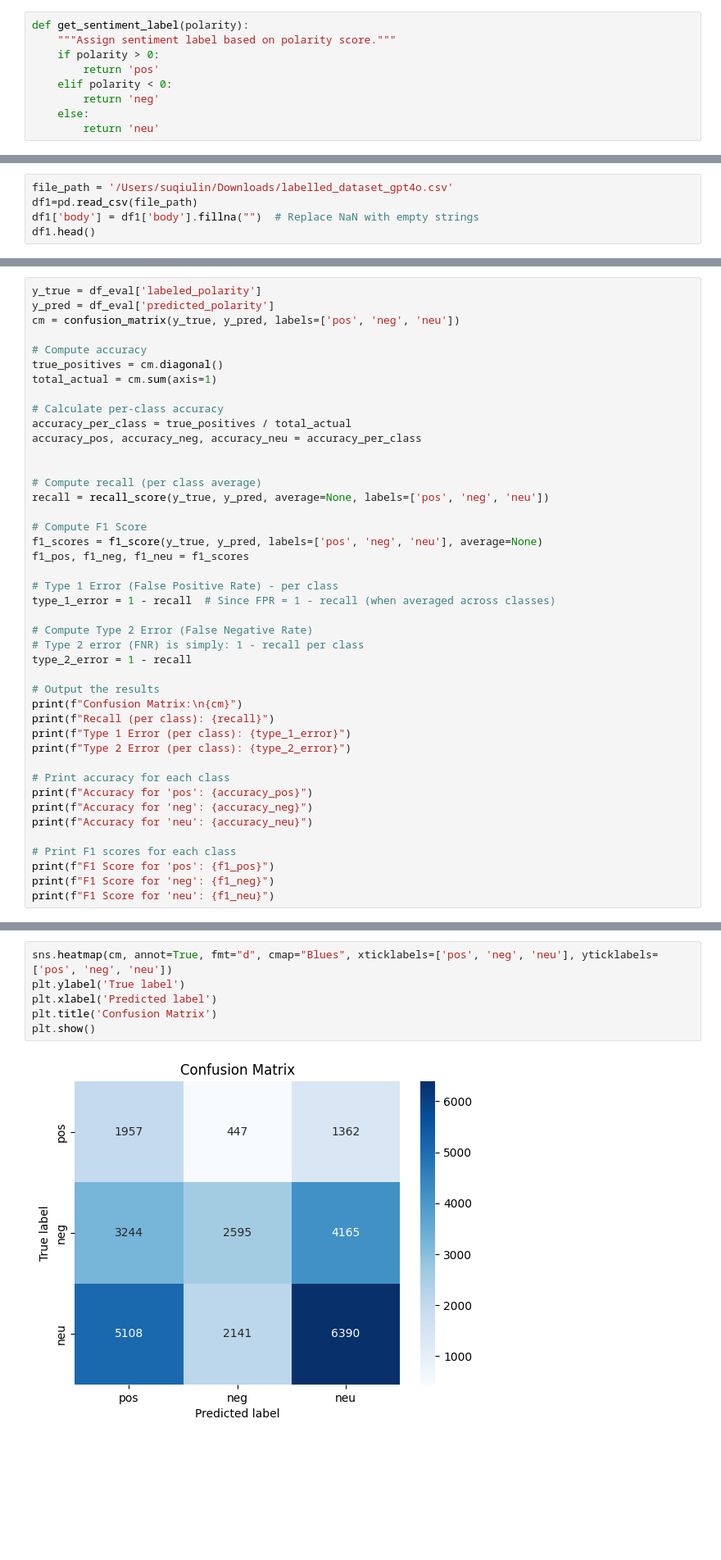
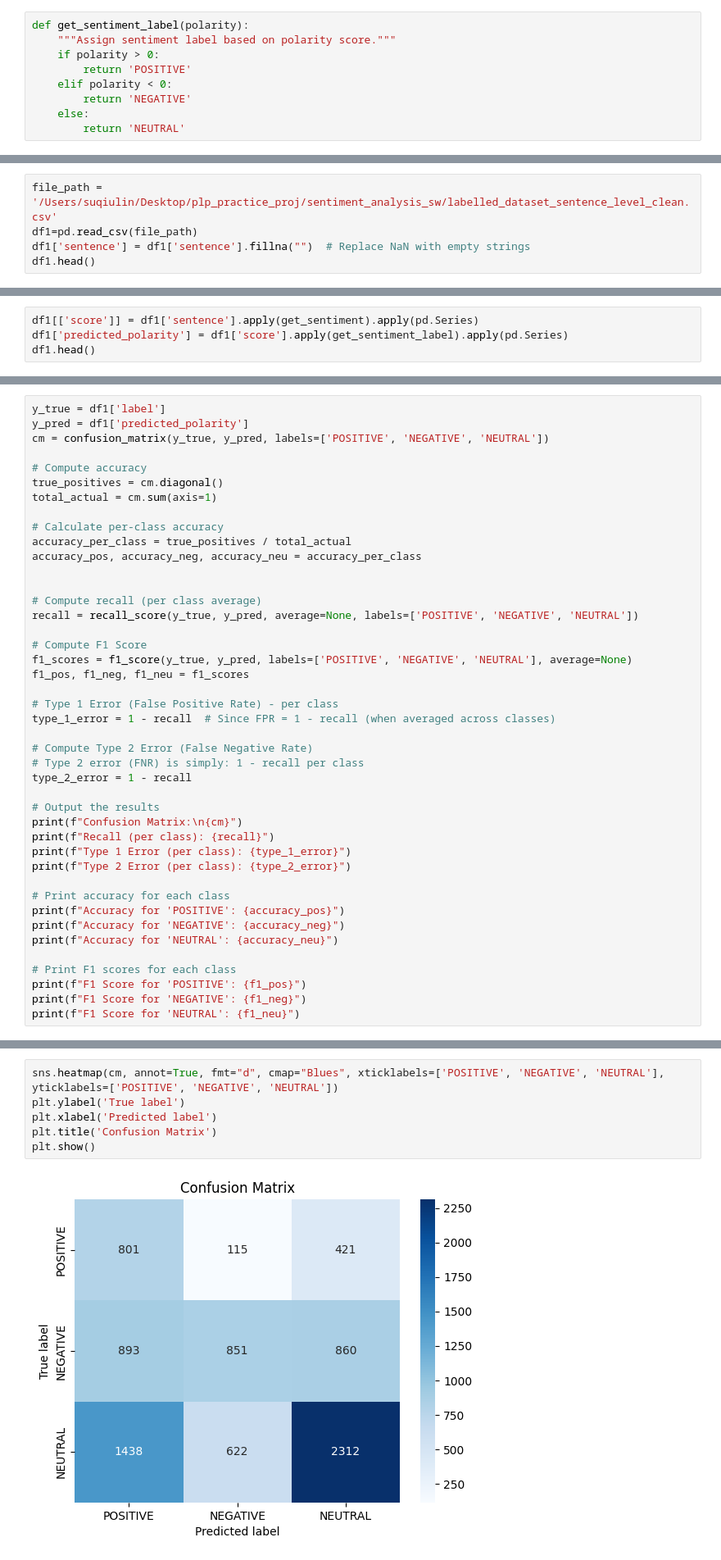
Before and after one commit to wbcmthh42/plp_practice_proj, a Jupyter notebook: sentiment_qiulin/sentiment_analysis_textblob_sentlevel.ipynb, the cells around one changed output, grey strips where cells are left out. Shown at 82% size. Saved outputs shown, nothing was run; the diff lists cells and outputs as text; blank space fills up the shorter version.

Commit message:
updated textblob with new sentence label dataset

```diff
--- a/sentiment_qiulin/sentiment_analysis_textblob_sentlevel.ipynb
+++ b/sentiment_qiulin/sentiment_analysis_textblob_sentlevel.ipynb
@@ -44,11 +44,11 @@ def get_sentiment(text):
 def get_sentiment_label(polarity):
     """Assign sentiment label based on polarity score."""
     if polarity > 0:
-        return 'pos'
+        return 'POSITIVE'
     elif polarity < 0:
-        return 'neg'
+        return 'NEGATIVE'
     else:
-        return 'neu'
+        return 'NEUTRAL'
 # %%
 def truncate_to_max_length(text, max_length=512):
     # Check if the input is a string
@@ -149,8 +145,8 @@ Requirement already satisfied: six>=1.5 in /opt/anaconda3/envs/intellifill/lib/p
 # %% [markdown]
 # Evaluation
 # %%
-file_path = '/Users/suqiulin/Downloads/labelled_dataset_gpt4o.csv'
+file_path = '/Users/suqiulin/Desktop/plp_practice_proj/sentiment_analysis_sw/labelled_dataset_sentence_level_clean.csv'
 df1=pd.read_csv(file_path)
-df1['body'] = df1['body'].fillna("")  # Replace NaN with empty strings
+df1['sentence'] = df1['sentence'].fillna("")  # Replace NaN with empty strings
 df1.head()
 # %% [output]
@@ -211,0 +163,4 @@ df_eval.head()
+# %%
+df1[['score']] = df1['sentence'].apply(get_sentiment).apply(pd.Series)
+df1['predicted_polarity'] = df1['score'].apply(get_sentiment_label).apply(pd.Series)
+df1.head()
@@ -234,9 +212,9 @@ Requirement already satisfied: six>=1.5 in /opt/anaconda3/envs/intellifill/lib/p
 [notice] A new release of pip is available: 24.1.1 -> 24.2
 [notice] To update, run: pip install --upgrade pip
 # %%
-y_true = df_eval['labeled_polarity']
-y_pred = df_eval['predicted_polarity']
-cm = confusion_matrix(y_true, y_pred, labels=['pos', 'neg', 'neu'])
+y_true = df1['label']
+y_pred = df1['predicted_polarity']
+cm = confusion_matrix(y_true, y_pred, labels=['POSITIVE', 'NEGATIVE', 'NEUTRAL'])
 
 # Compute accuracy
 true_positives = cm.diagonal()
@@ -248,10 +226,10 @@ accuracy_pos, accuracy_neg, accuracy_neu = accuracy_per_class
 
 
 # Compute recall (per class average)
-recall = recall_score(y_true, y_pred, average=None, labels=['pos', 'neg', 'neu'])
+recall = recall_score(y_true, y_pred, average=None, labels=['POSITIVE', 'NEGATIVE', 'NEUTRAL'])
 
 # Compute F1 Score
-f1_scores = f1_score(y_true, y_pred, labels=['pos', 'neg', 'neu'], average=None)
+f1_scores = f1_score(y_true, y_pred, labels=['POSITIVE', 'NEGATIVE', 'NEUTRAL'], average=None)
 f1_pos, f1_neg, f1_neu = f1_scores
 
 # Type 1 Error (False Positive Rate) - per class
@@ -268,13 +246,13 @@ print(f"Type 1 Error (per class): {type_1_error}")
 print(f"Type 2 Error (per class): {type_2_error}")
 
 # Print accuracy for each class
-print(f"Accuracy for 'pos': {accuracy_pos}")
-print(f"Accuracy for 'neg': {accuracy_neg}")
-print(f"Accuracy for 'neu': {accuracy_neu}")
+print(f"Accuracy for 'POSITIVE': {accuracy_pos}")
+print(f"Accuracy for 'NEGATIVE': {accuracy_neg}")
+print(f"Accuracy for 'NEUTRAL': {accuracy_neu}")
 
 # Print F1 scores for each class
-print(f"F1 Score for 'pos': {f1_pos}")
-print(f"F1 Score for 'neg': {f1_neg}")
-print(f"F1 Score for 'neu': {f1_neu}")
+print(f"F1 Score for 'POSITIVE': {f1_pos}")
+print(f"F1 Score for 'NEGATIVE': {f1_neg}")
+print(f"F1 Score for 'NEUTRAL': {f1_neu}")
 # %% [output]
 Confusion Matrix:
@@ -293,8 +271,8 @@ F1 Score for 'neu': 0.5000782595085302
 # %%
-sns.heatmap(cm, annot=True, fmt="d", cmap="Blues", xticklabels=['pos', 'neg', 'neu'], yticklabels=['pos', 'neg', 'neu'])
+sns.heatmap(cm, annot=True, fmt="d", cmap="Blues", xticklabels=['POSITIVE', 'NEGATIVE', 'NEUTRAL'], yticklabels=['POSITIVE', 'NEGATIVE', 'NEUTRAL'])
 plt.ylabel('True label')
 plt.xlabel('Predicted label')
 plt.title('Confusion Matrix')
 plt.show()
 # %% [output]
-[figure, old version]
+[figure, new version]
```
Also changed, not shown: parts of 13 cells of this notebook.
